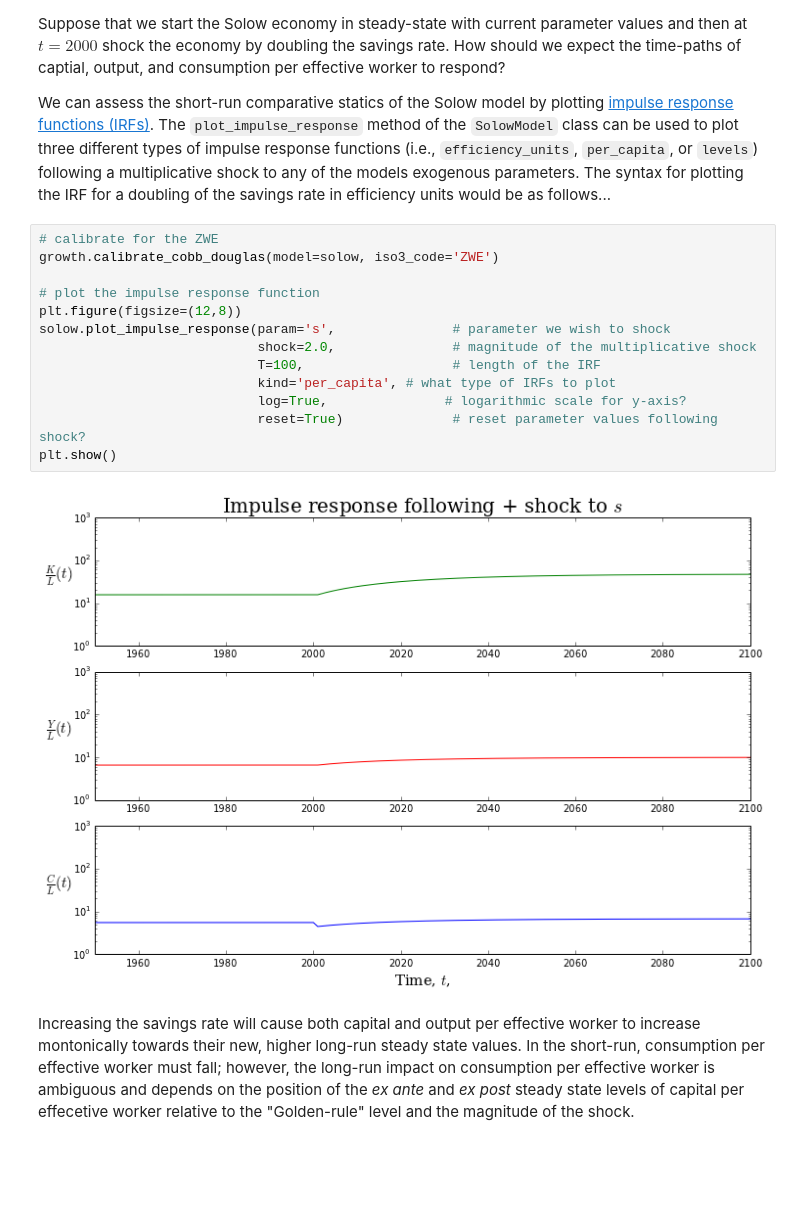
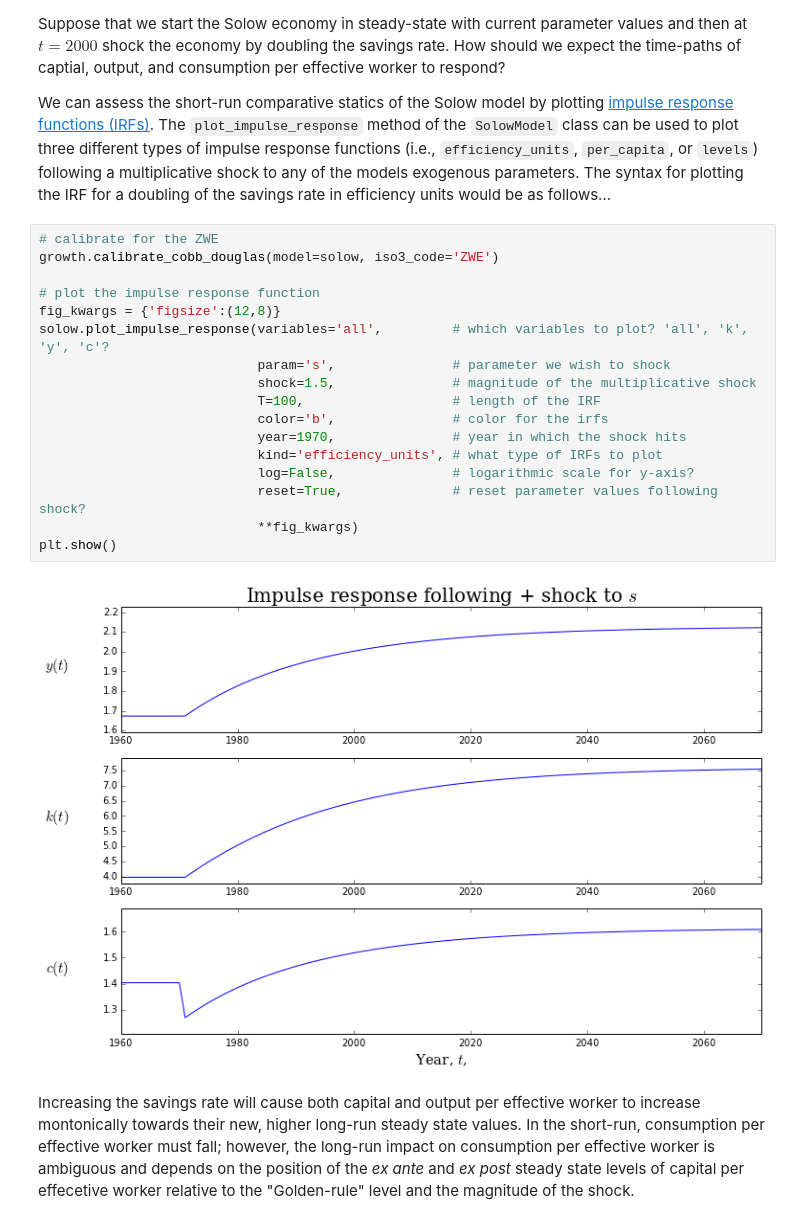
Before and after one commit to davidrpugh/numerical-methods, a Jupyter notebook: lab-1/lab-1.ipynb, the cells around one changed output. Drawn from its saved outputs; the diff is of its cells as text; blank space fills up the shorter version.

```diff
--- a/lab-1/lab-1.ipynb
+++ b/lab-1/lab-1.ipynb
@@ -440,18 +444,22 @@ We can assess the short-run comparative statics of the Solow model by plotting [
 # %%
 # calibrate for the ZWE
 growth.calibrate_cobb_douglas(model=solow, iso3_code='ZWE')
 
 # plot the impulse response function
-plt.figure(figsize=(12,8))
-solow.plot_impulse_response(param='s',               # parameter we wish to shock
-                            shock=2.0,               # magnitude of the multiplicative shock
+fig_kwargs = {'figsize':(12,8)}
+solow.plot_impulse_response(variables='all',         # which variables to plot? 'all', 'k', 'y', 'c'?
+                            param='s',               # parameter we wish to shock
+                            shock=1.5,               # magnitude of the multiplicative shock
                             T=100,                   # length of the IRF
-                            kind='per_capita', # what type of IRFs to plot
-                            log=True,               # logarithmic scale for y-axis?
-                            reset=True)              # reset parameter values following shock?
+                            color='b',               # color for the irfs
+                            year=1970,               # year in which the shock hits
+                            kind='efficiency_units', # what type of IRFs to plot
+                            log=False,               # logarithmic scale for y-axis?
+                            reset=True,              # reset parameter values following shock?
+                            **fig_kwargs)
 plt.show()
 # %% [output]
-[figure, old version]
+[figure, new version]
 # %% [markdown]
 Increasing the savings rate will cause both capital and output per effective worker to increase montonically towards their new, higher long-run steady state values. In the short-run, consumption per effective worker must fall; however, the long-run impact on consumption per effective worker is ambiguous and depends on the position of the *ex ante* and *ex post* steady state levels of capital per effecetive worker relative to the "Golden-rule" level and the magnitude of the shock.
 # %% [markdown]
```
Also changed, not shown: parts of 9 cells of this notebook, 1 other file.
